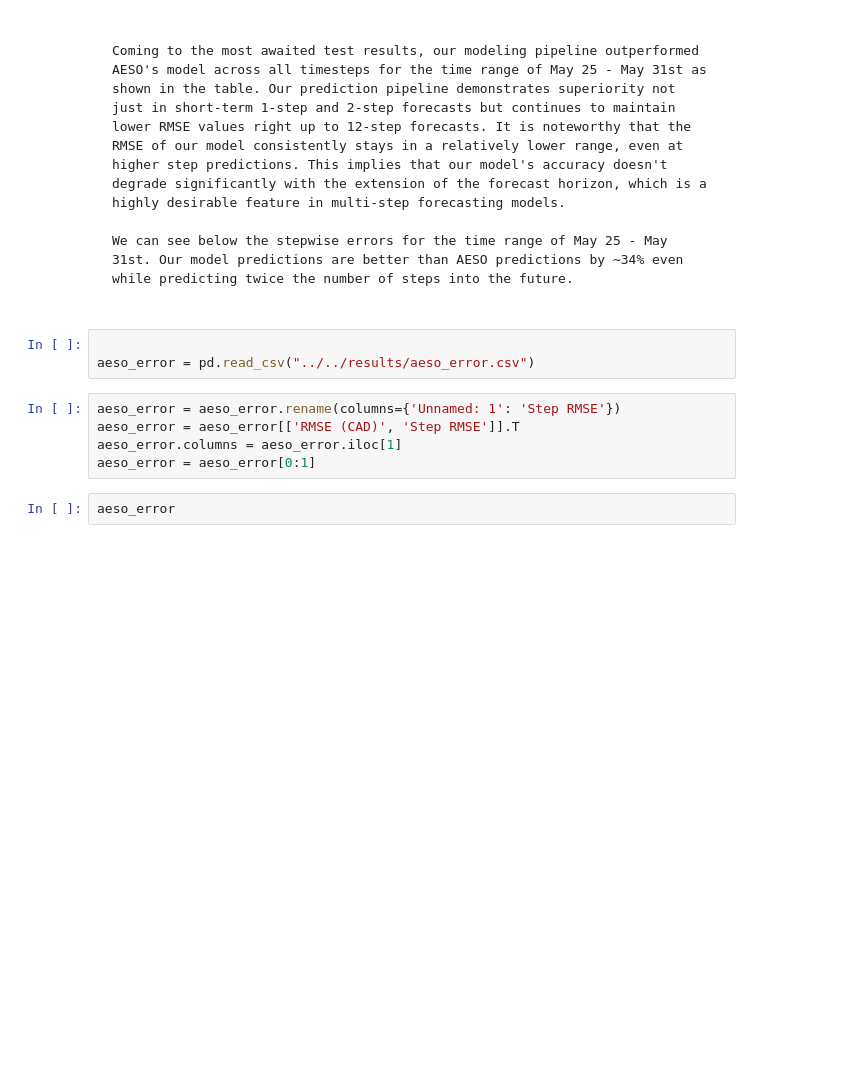
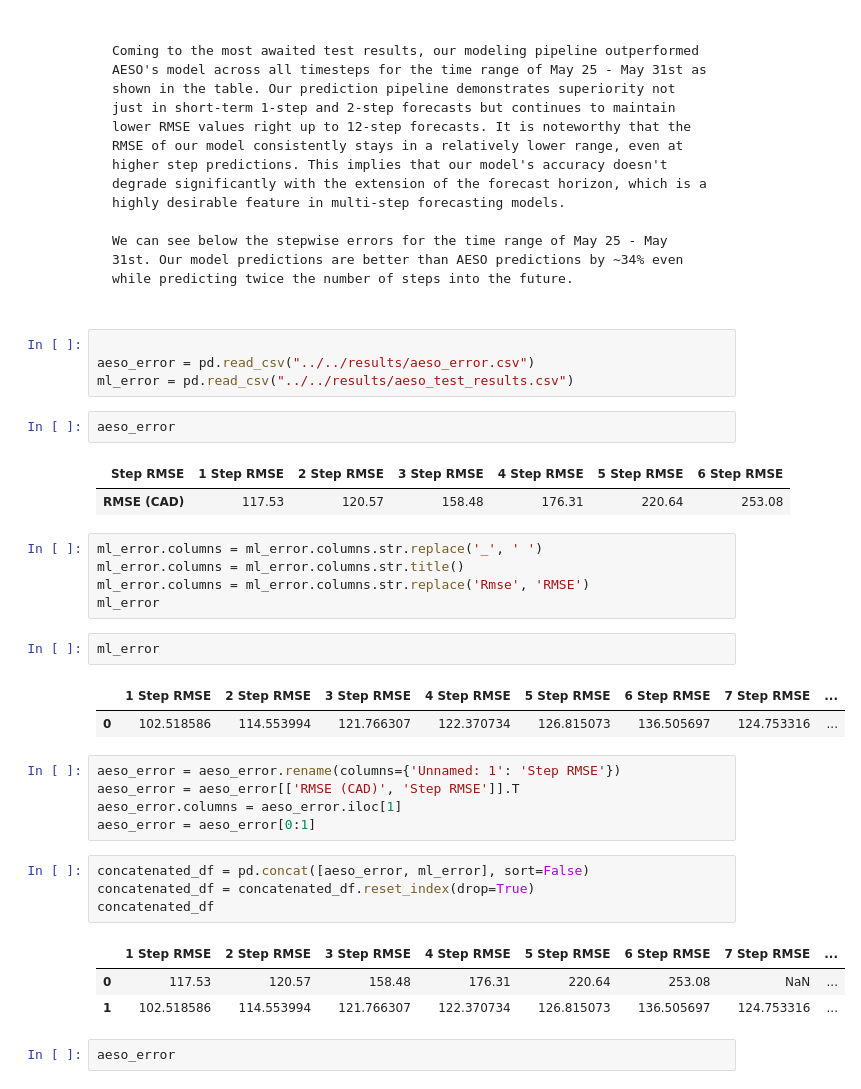
Before and after one commit to slalom-ubc-mds/Power-Price-Prediction, a Jupyter notebook: notebooks/jupyter_book_reports/final_report.ipynb, the cells around one changed output. Cells and saved outputs as stored; diff of their text form; blank space fills up the shorter version.

```diff
--- a/notebooks/jupyter_book_reports/final_report.ipynb
+++ b/notebooks/jupyter_book_reports/final_report.ipynb
@@ -626,11 +626,35 @@ We can see below the stepwise errors for the time range of May 25 - May 31st. Ou
 # %%
 
 aeso_error = pd.read_csv("../../results/aeso_error.csv")
+ml_error = pd.read_csv("../../results/aeso_test_results.csv")
+# %%
+aeso_error
+# %% [output]
+| Step RMSE | 1 Step RMSE | 2 Step RMSE | 3 Step RMSE | 4 Step RMSE | 5 Step RMSE | 6 Step RMSE |
+| RMSE (CAD) | 117.53 | 120.57 | 158.48 | 176.31 | 220.64 | 253.08 |
+# %%
+ml_error.columns = ml_error.columns.str.replace('_', ' ')
+ml_error.columns = ml_error.columns.str.title()
+ml_error.columns = ml_error.columns.str.replace('Rmse', 'RMSE')
+ml_error
+# %%
+ml_error
+# %% [output]
+|  | 1 Step RMSE | 2 Step RMSE | 3 Step RMSE | 4 Step RMSE | 5 Step RMSE | 6 Step RMSE | 7 Step RMSE | ... |
+| 0 | 102.518586 | 114.553994 | 121.766307 | 122.370734 | 126.815073 | 136.505697 | 124.753316 | ... |
 # %%
 aeso_error = aeso_error.rename(columns={'Unnamed: 1': 'Step RMSE'})
 aeso_error = aeso_error[['RMSE (CAD)', 'Step RMSE']].T
 aeso_error.columns = aeso_error.iloc[1]
 aeso_error = aeso_error[0:1]
+# %%
+concatenated_df = pd.concat([aeso_error, ml_error], sort=False)
+concatenated_df = concatenated_df.reset_index(drop=True)
+concatenated_df
+# %% [output]
+|  | 1 Step RMSE | 2 Step RMSE | 3 Step RMSE | 4 Step RMSE | 5 Step RMSE | 6 Step RMSE | 7 Step RMSE | ... |
+| 0 | 117.53 | 120.57 | 158.48 | 176.31 | 220.64 | 253.08 | NaN | ... |
+| 1 | 102.518586 | 114.553994 | 121.766307 | 122.370734 | 126.815073 | 136.505697 | 124.753316 | ... |
 # %%
 aeso_error
 # %% [output]
```
Also changed, not shown: parts of 2 cells of this notebook, 25 other files.
